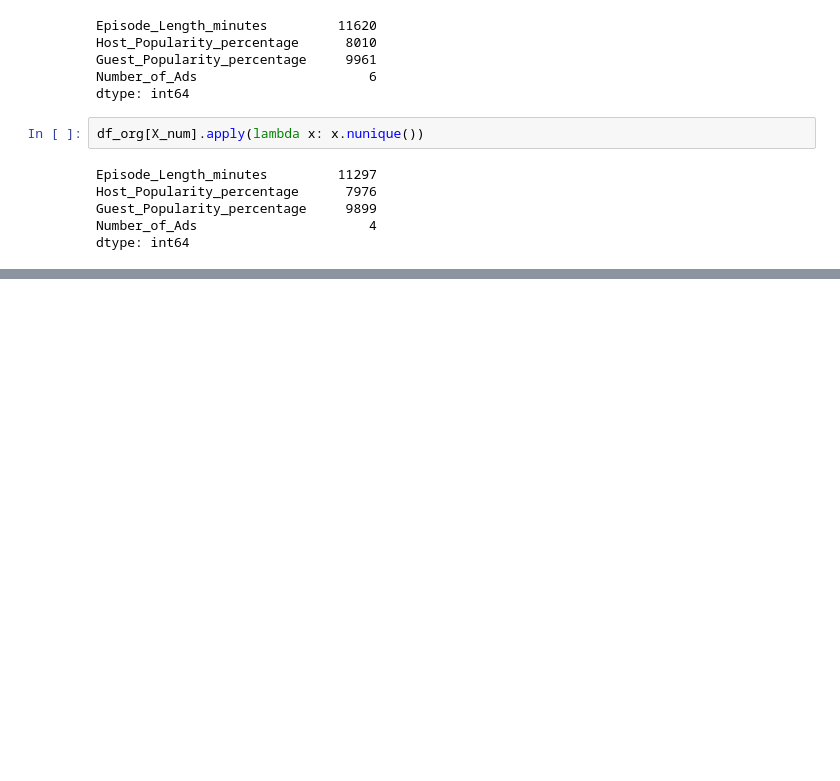
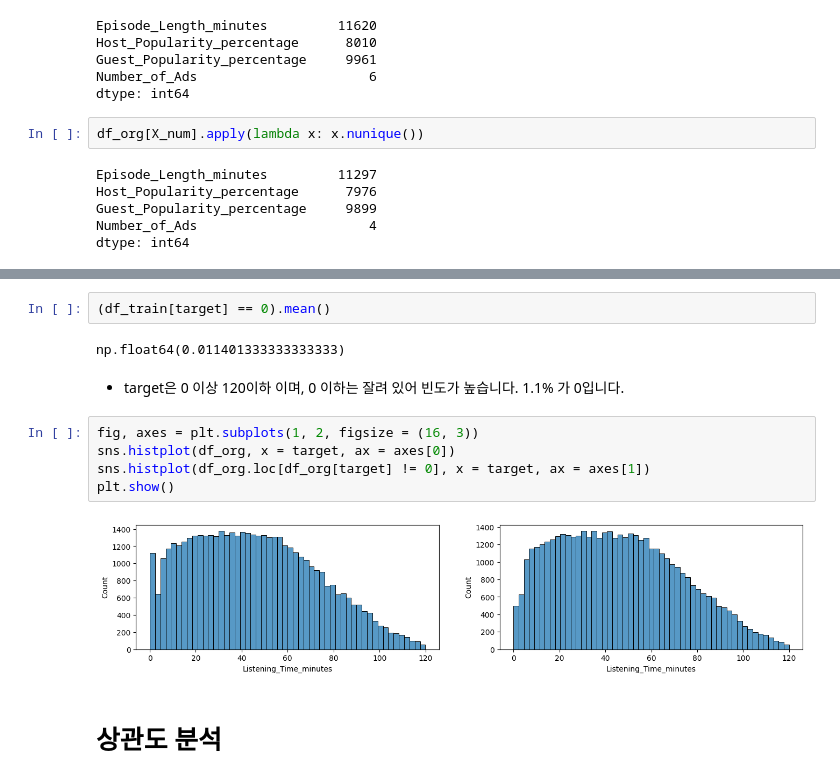
Before and after one commit to sunkusun9/sunkusun9, a Jupyter notebook: kaggle/PGS5/PGS5_ep4/1.Data preparation.ipynb, the cells around one changed output, grey strips where cells are left out. Cells and saved outputs as stored; diff of their text form; blank space fills up the shorter version.

```diff
--- a/kaggle/PGS5/PGS5_ep4/1.Data preparation.ipynb
+++ b/kaggle/PGS5/PGS5_ep4/1.Data preparation.ipynb
@@ -214,0 +279,15 @@ dtype: int64
+# %%
+(df_train[target] == 0).mean()
+# %% [output]
+np.float64(0.011401333333333333)
+# %% [markdown]
+- target은 0 이상 120이하 이며, 0 이하는 잘려 있어 빈도가 높습니다. 1.1% 가 0입니다.
+# %%
+fig, axes = plt.subplots(1, 2, figsize = (16, 3))
+sns.histplot(df_org, x = target, ax = axes[0])
+sns.histplot(df_org.loc[df_org[target] != 0], x = target, ax = axes[1])
+plt.show()
+# %% [output]
+[figure, added]
+# %% [markdown]
+# 상관도 분석
```
Also changed, not shown: parts of 72 cells of this notebook.
